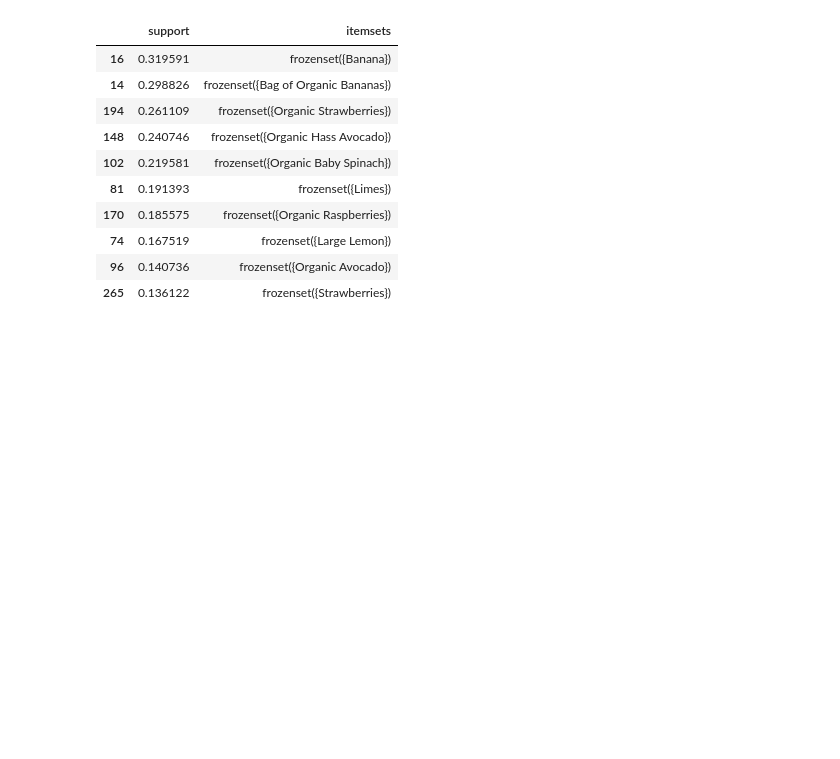
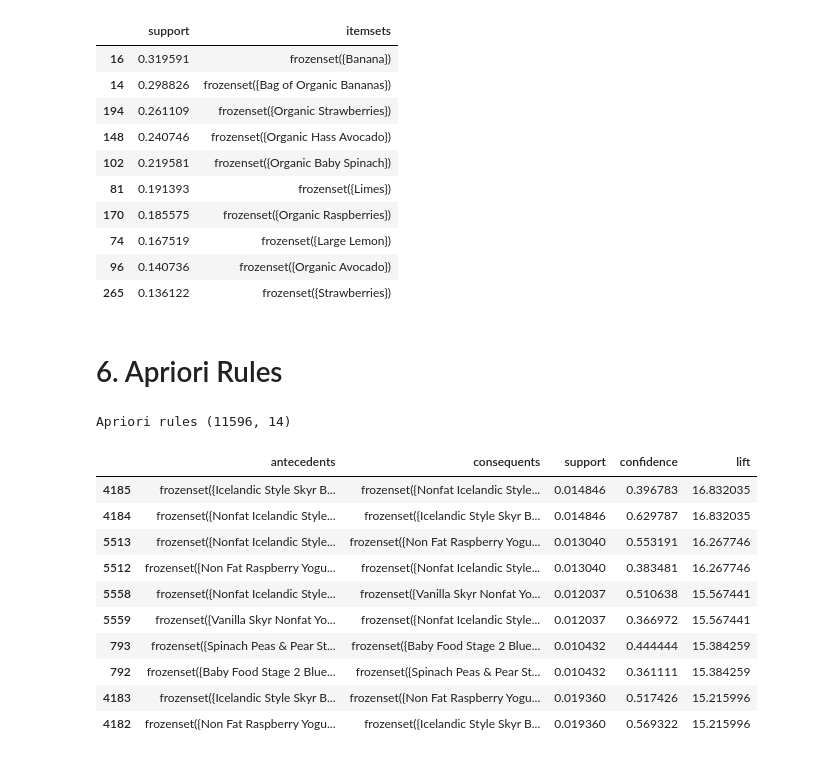
Before and after one commit to 2026089Hi/CA2-DV-ML, a Jupyter notebook: CA2 DV, ML.ipynb, the cells around one changed output. Drawn from its saved outputs; the diff is of its cells as text; code cells hidden in the pictures; blank space fills up the shorter version.

```diff
--- a/CA2 DV, ML.ipynb
+++ b/CA2 DV, ML.ipynb
@@ -744,3 +744,34 @@ Apriori frequent itemsets: (6098, 2)
 | 74 | 0.167519 | frozenset({Large Lemon}) |
 | 96 | 0.140736 | frozenset({Organic Avocado}) |
 | 265 | 0.136122 | frozenset({Strawberries}) |
+# %% [markdown]
+# 6. Apriori Rules
+# %%
+rules_apriori = association_rules(
+    frequent_itemsets_apriori,
+    metric="confidence",
+    min_threshold=0.001
+
+)
+
+print("Apriori rules", rules_apriori.shape)
+
+rules_apriori[
+    ["antecedents", "consequents", "support", "confidence", "lift"]
+].sort_values(
+    "lift",
+    ascending=False
+).head(10)
+# %% [output]
+Apriori rules (11596, 14)
+|  | antecedents | consequents | support | confidence | lift |
+| 4185 | frozenset({Icelandic Style Skyr B... | frozenset({Nonfat Icelandic Style... | 0.014846 | 0.396783 | 16.832035 |
+| 4184 | frozenset({Nonfat Icelandic Style... | frozenset({Icelandic Style Skyr B... | 0.014846 | 0.629787 | 16.832035 |
+| 5513 | frozenset({Nonfat Icelandic Style... | frozenset({Non Fat Raspberry Yogu... | 0.013040 | 0.553191 | 16.267746 |
+| 5512 | frozenset({Non Fat Raspberry Yogu... | frozenset({Nonfat Icelandic Style... | 0.013040 | 0.383481 | 16.267746 |
+| 5558 | frozenset({Nonfat Icelandic Style... | frozenset({Vanilla Skyr Nonfat Yo... | 0.012037 | 0.510638 | 15.567441 |
+| 5559 | frozenset({Vanilla Skyr Nonfat Yo... | frozenset({Nonfat Icelandic Style... | 0.012037 | 0.366972 | 15.567441 |
+| 793 | frozenset({Spinach Peas & Pear St... | frozenset({Baby Food Stage 2 Blue... | 0.010432 | 0.444444 | 15.384259 |
+| 792 | frozenset({Baby Food Stage 2 Blue... | frozenset({Spinach Peas & Pear St... | 0.010432 | 0.361111 | 15.384259 |
+| 4183 | frozenset({Icelandic Style Skyr B... | frozenset({Non Fat Raspberry Yogu... | 0.019360 | 0.517426 | 15.215996 |
+| 4182 | frozenset({Non Fat Raspberry Yogu... | frozenset({Icelandic Style Skyr B... | 0.019360 | 0.569322 | 15.215996 |
```
Also changed, not shown: parts of 1 cell of this notebook.
